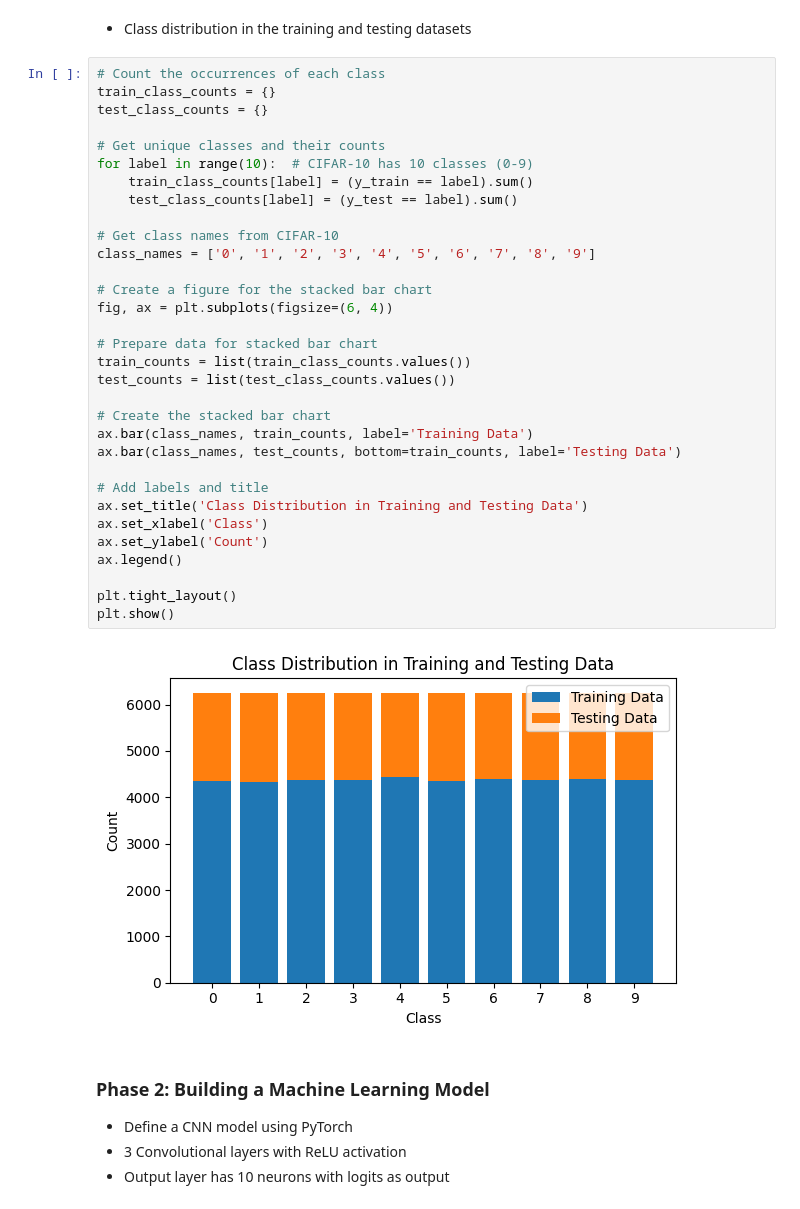
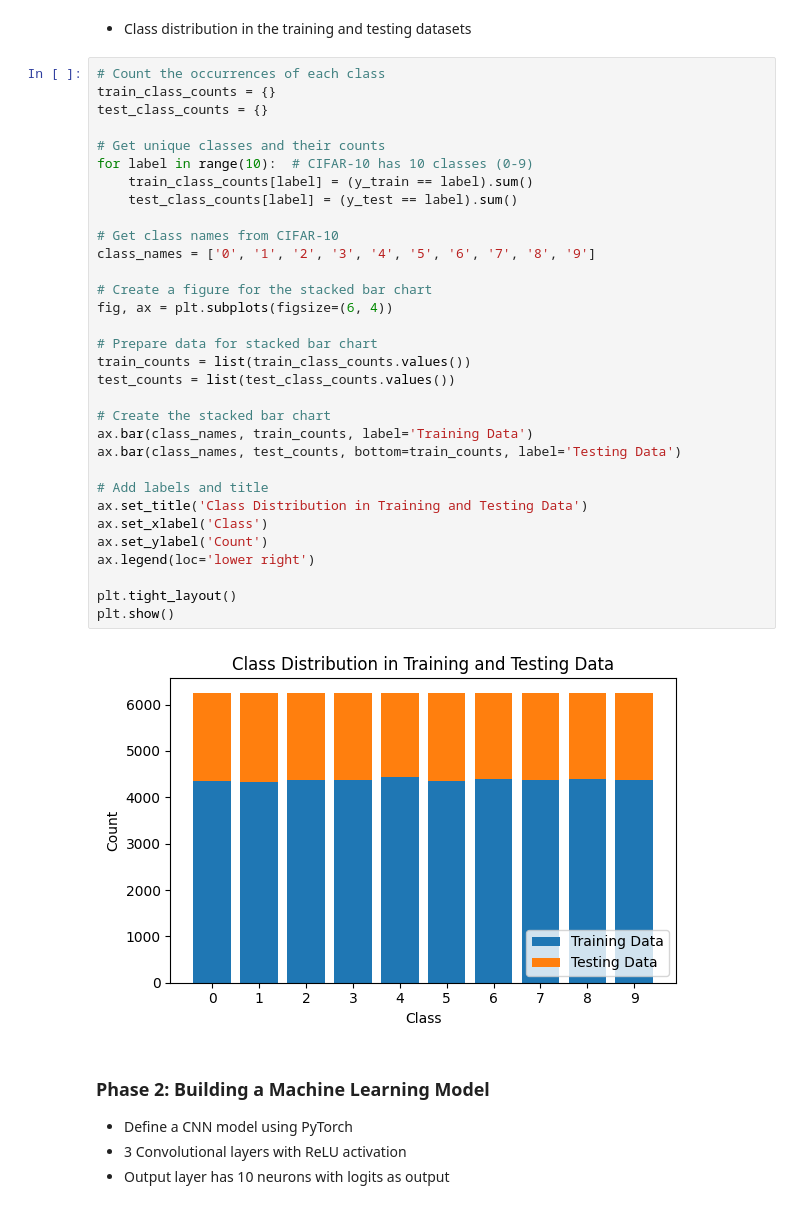
Before and after one commit to innozent/security_capstone, a Jupyter notebook: group5_project.ipynb, the cells around one changed output. Drawn from its saved outputs; the diff is of its cells as text.

```diff
--- a/group5_project.ipynb
+++ b/group5_project.ipynb
@@ -133,35 +133,35 @@ show_example(X_test, y_test, title="Testing Data")
 train_class_counts = {}
 test_class_counts = {}
 
 # Get unique classes and their counts
 for label in range(10):  # CIFAR-10 has 10 classes (0-9)
     train_class_counts[label] = (y_train == label).sum()
     test_class_counts[label] = (y_test == label).sum()
 
 # Get class names from CIFAR-10
 class_names = ['0', '1', '2', '3', '4', '5', '6', '7', '8', '9']
 
 # Create a figure for the stacked bar chart
 fig, ax = plt.subplots(figsize=(6, 4))
 
 # Prepare data for stacked bar chart
 train_counts = list(train_class_counts.values())
 test_counts = list(test_class_counts.values())
 
 # Create the stacked bar chart
 ax.bar(class_names, train_counts, label='Training Data')
 ax.bar(class_names, test_counts, bottom=train_counts, label='Testing Data')
 
 # Add labels and title
 ax.set_title('Class Distribution in Training and Testing Data')
 ax.set_xlabel('Class')
 ax.set_ylabel('Count')
-ax.legend()
+ax.legend(loc='lower right')
 
 plt.tight_layout()
 plt.show()
 # %% [output]
-[figure, old version]
+[figure, new version]
 # %% [markdown]
 ### Phase 2: Building a Machine Learning Model
 - Define a CNN model using PyTorch
```
Also changed, not shown: parts of 1 cell of this notebook.
